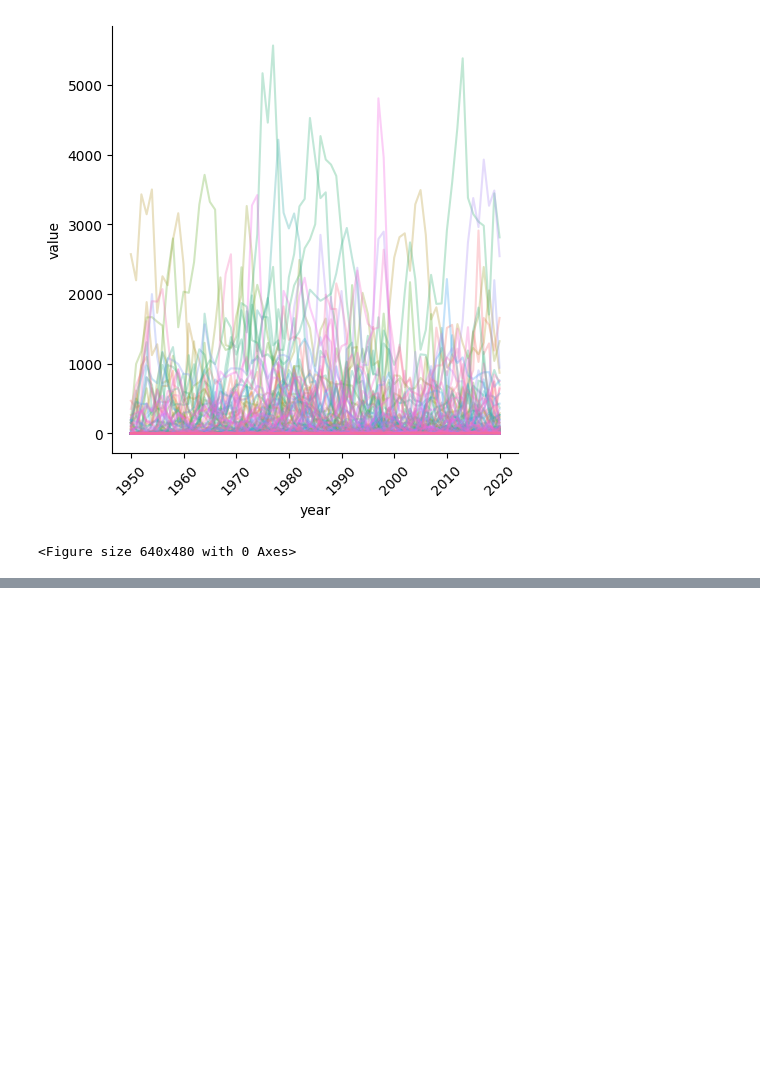
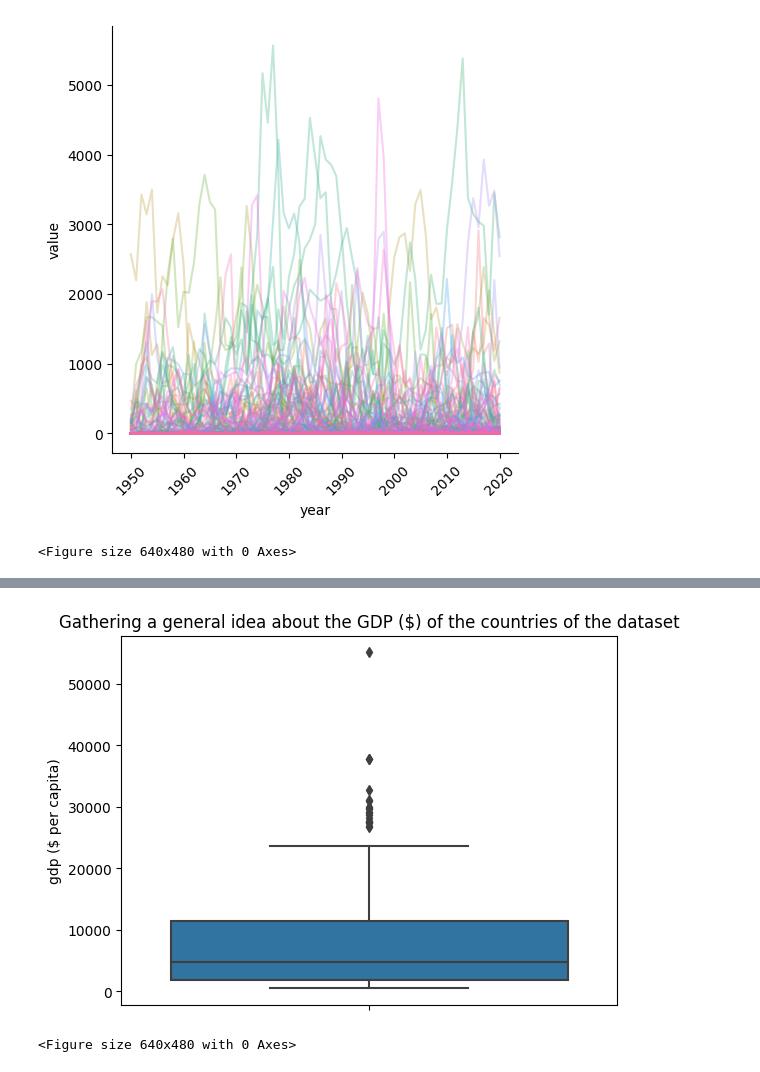
Before and after one commit to GGasset/ArmsImportsAnalytics, a Jupyter notebook: explore.ipynb, the cells around one changed output, grey strips where cells are left out. Saved outputs shown, nothing was run; the diff lists cells and outputs as text; code cells hidden in the pictures; blank space fills up the shorter version.

```diff
--- a/explore.ipynb
+++ b/explore.ipynb
@@ -78,0 +118,8 @@ plt.clf()
+# %%
+sns.boxplot(y='gdp ($ per capita)', data=arms_imports.drop_duplicates(subset='country'))
+plt.title('Gathering a general idea about the GDP ($) of the countries of the dataset')
+plt.show()
+plt.clf()
+# %% [output]
+[figure, added]
+<Figure size 640x480 with 0 Axes>
```
Also changed, not shown: parts of 19 cells of this notebook.
